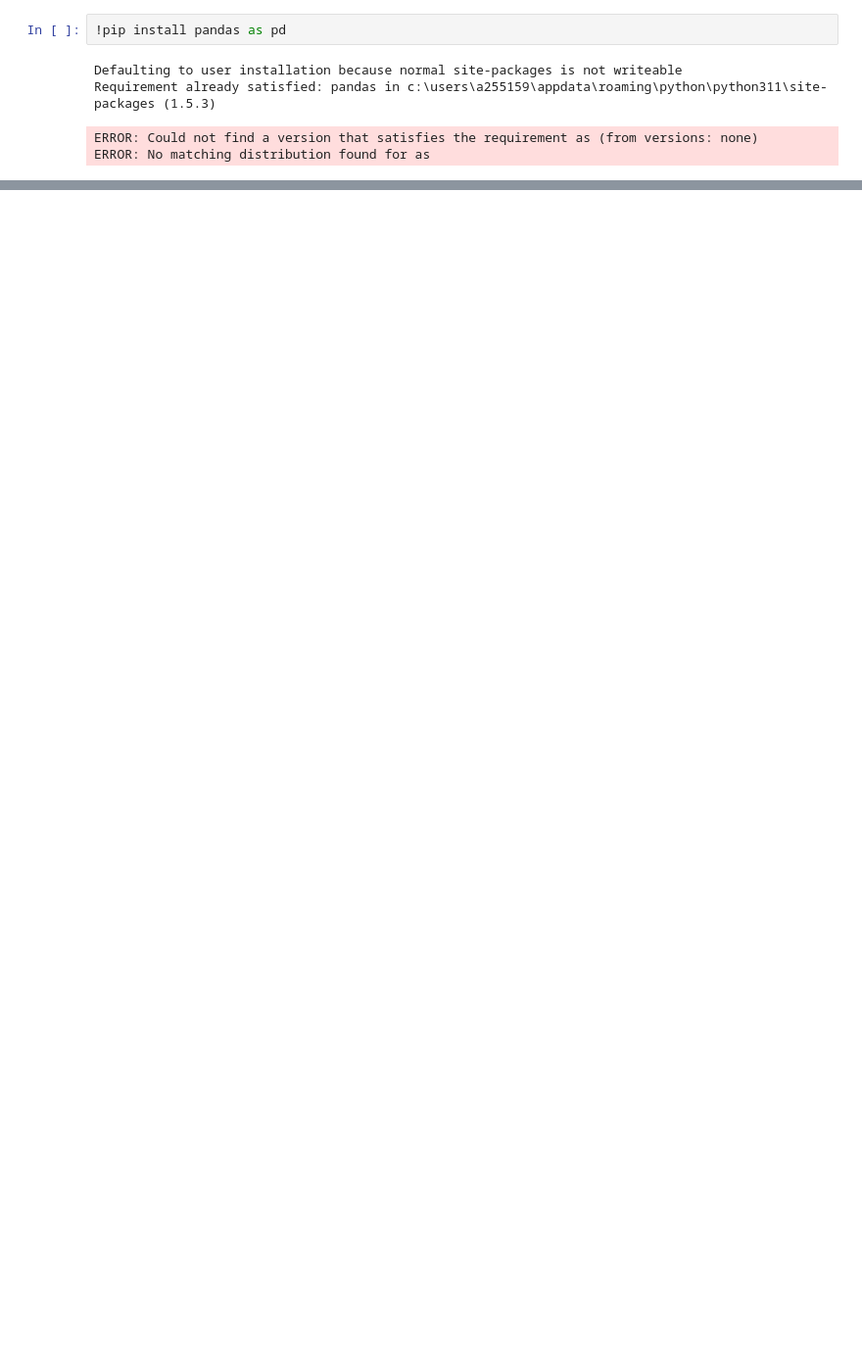
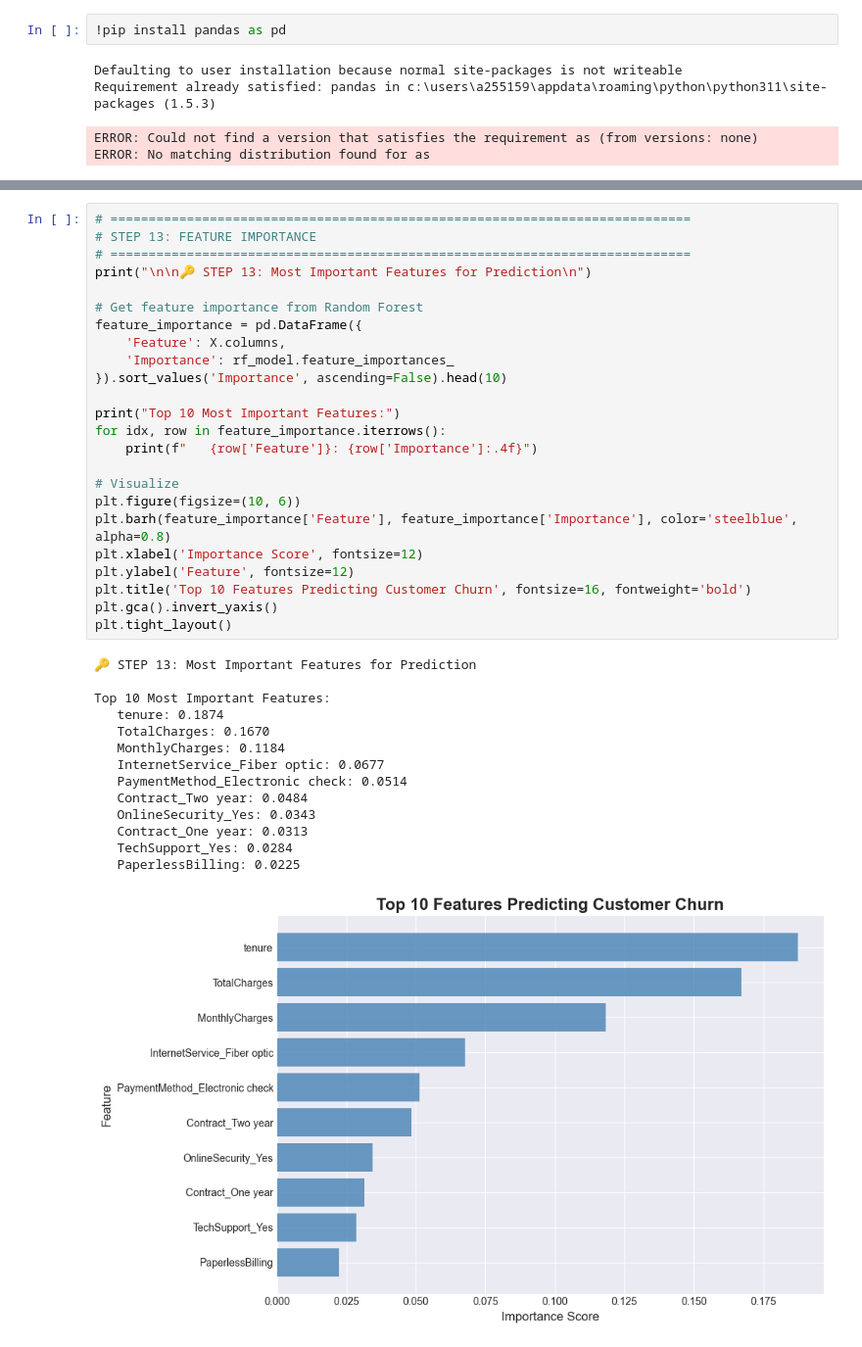
Before and after one commit to BukolaOdunayo/Churn-Prediction, a Jupyter notebook: Churn prediction.ipynb, the cells around one changed output, grey strips where cells are left out. Shown at 98% size. Saved outputs shown, nothing was run; the diff lists cells and outputs as text; blank space fills up the shorter version.

```diff
--- a/Churn prediction.ipynb
+++ b/Churn prediction.ipynb
@@ -11,0 +545,39 @@ ValueError: numpy.dtype size changed, may indicate binary incompatibility. Expec
+# %%
+# ============================================================================
+# STEP 13: FEATURE IMPORTANCE
+# ============================================================================
+print("\n\n🔑 STEP 13: Most Important Features for Prediction\n")
+
+# Get feature importance from Random Forest
+feature_importance = pd.DataFrame({
+    'Feature': X.columns,
+    'Importance': rf_model.feature_importances_
+}).sort_values('Importance', ascending=False).head(10)
+
+print("Top 10 Most Important Features:")
+for idx, row in feature_importance.iterrows():
+    print(f"   {row['Feature']}: {row['Importance']:.4f}")
+
+# Visualize
+plt.figure(figsize=(10, 6))
+plt.barh(feature_importance['Feature'], feature_importance['Importance'], color='steelblue', alpha=0.8)
+plt.xlabel('Importance Score', fontsize=12)
+plt.ylabel('Feature', fontsize=12)
+plt.title('Top 10 Features Predicting Customer Churn', fontsize=16, fontweight='bold')
+plt.gca().invert_yaxis()
+plt.tight_layout()
+# %% [output]
+🔑 STEP 13: Most Important Features for Prediction
+
+Top 10 Most Important Features:
+   tenure: 0.1874
+   TotalCharges: 0.1670
+   MonthlyCharges: 0.1184
+   InternetService_Fiber optic: 0.0677
+   PaymentMethod_Electronic check: 0.0514
+   Contract_Two year: 0.0484
+   OnlineSecurity_Yes: 0.0343
+   Contract_One year: 0.0313
+   TechSupport_Yes: 0.0284
+   PaperlessBilling: 0.0225
+[figure, added]
```
Also changed, not shown: parts of 22 cells of this notebook.
